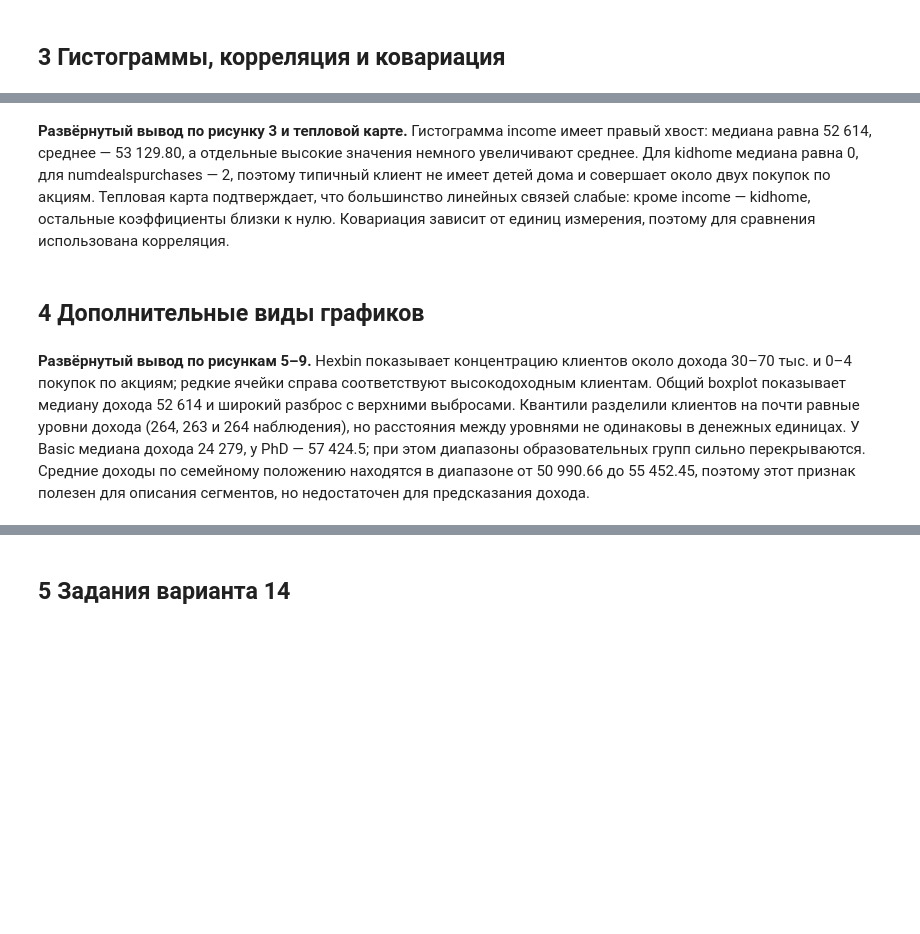
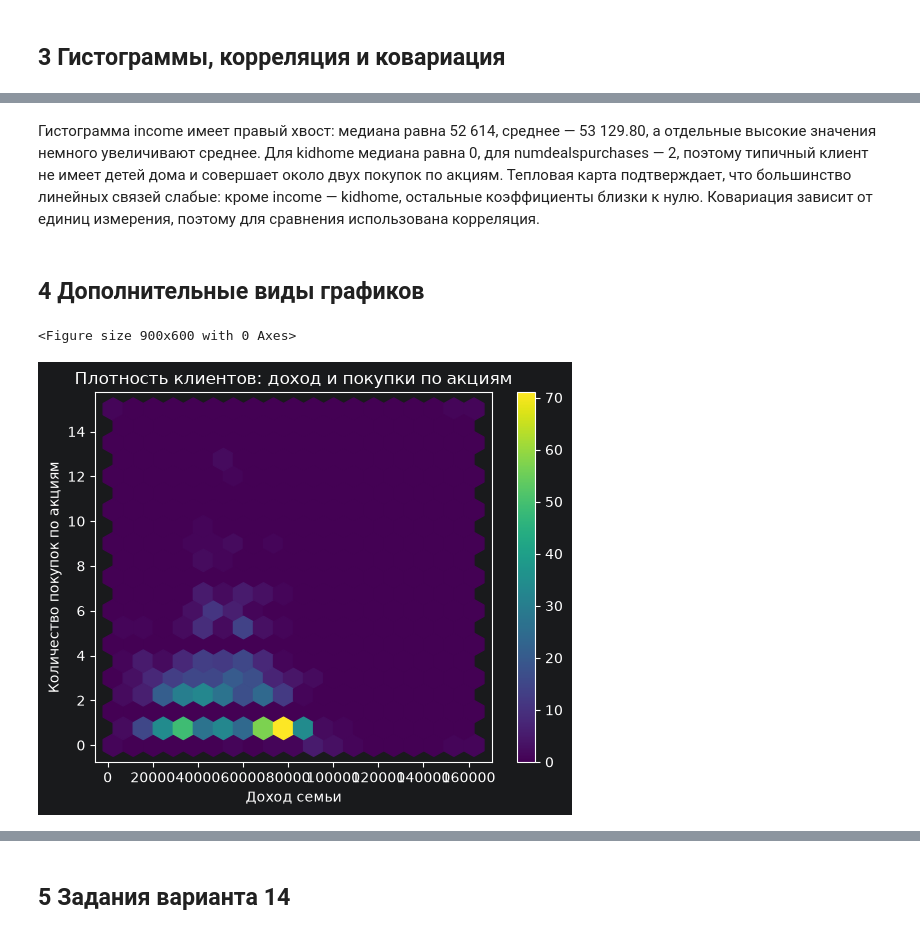
Before and after one commit to MMLive79/ida-laba-2, a Jupyter notebook: main.ipynb, the cells around one changed output, grey strips where cells are left out. Saved outputs shown, nothing was run; the diff lists cells and outputs as text; code cells hidden in the pictures; blank space fills up the shorter version.

```diff
--- a/main.ipynb
+++ b/main.ipynb
@@ -54,4 +133,4 @@ plt.show()
 # %% [markdown]
-**Развёрнутый вывод по рисунку 3 и тепловой карте.** Гистограмма income имеет правый хвост: медиана равна 52 614, среднее — 53 129.80, а отдельные высокие значения немного увеличивают среднее. Для kidhome медиана равна 0, для numdealspurchases — 2, поэтому типичный клиент не имеет детей дома и совершает около двух покупок по акциям. Тепловая карта подтверждает, что большинство линейных связей слабые: кроме income — kidhome, остальные коэффициенты близки к нулю. Ковариация зависит от единиц измерения, поэтому для сравнения использована корреляция.
+Гистограмма income имеет правый хвост: медиана равна 52 614, среднее — 53 129.80, а отдельные высокие значения немного увеличивают среднее. Для kidhome медиана равна 0, для numdealspurchases — 2, поэтому типичный клиент не имеет детей дома и совершает около двух покупок по акциям. Тепловая карта подтверждает, что большинство линейных связей слабые: кроме income — kidhome, остальные коэффициенты близки к нулю. Ковариация зависит от единиц измерения, поэтому для сравнения использована корреляция.
 # %% [markdown]
 ## 4 Дополнительные виды графиков
@@ -65,2 +137,12 @@ df.boxplot(column='income', by='marital_status', figsize=(10,6)); plt.suptitle('
-# %% [markdown]
-**Развёрнутый вывод по рисункам 5–9.** Hexbin показывает концентрацию клиентов около дохода 30–70 тыс. и 0–4 покупок по акциям; редкие ячейки справа соответствуют высокодоходным клиентам. Общий boxplot показывает медиану дохода 52 614 и широкий разброс с верхними выбросами. Квантили разделили клиентов на почти равные уровни дохода (264, 263 и 264 наблюдения), но расстояния между уровнями не одинаковы в денежных единицах. У Basic медиана дохода 24 279, у PhD — 57 424.5; при этом диапазоны образовательных групп сильно перекрываются. Средние доходы по семейному положению находятся в диапазоне от 50 990.66 до 55 452.45, поэтому этот признак полезен для описания сегментов, но недостаточен для предсказания дохода.
+# %%
+# Рисунок 5: hexbin-график дохода и покупок по акциям
+plt.figure(figsize=(9, 6))
+df.plot(x='income', y='numdealspurchases', kind='hexbin',
+        gridsize=18, cmap='viridis', sharex=False)
+plt.title('Плотность клиентов: доход и покупки по акциям')
+plt.xlabel('Доход семьи')
+plt.ylabel('Количество покупок по акциям')
+plt.show()
+# %% [output]
+<Figure size 900x600 with 0 Axes>
+[figure, added]
```
Also changed, not shown: parts of 36 cells of this notebook.
